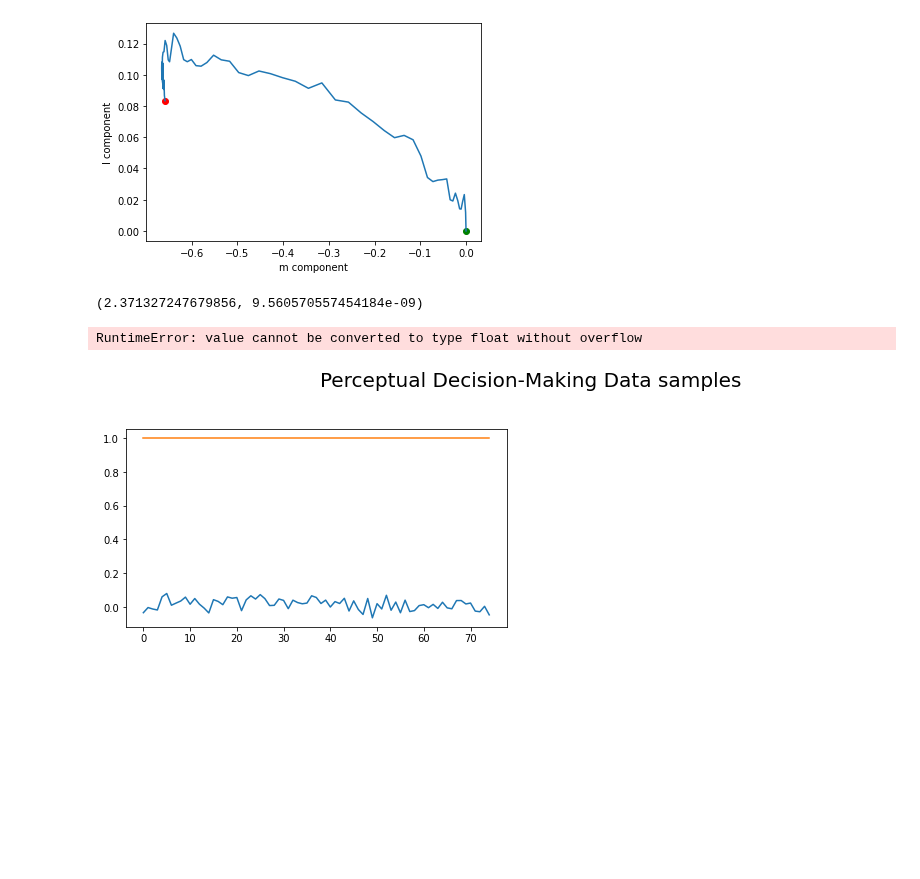
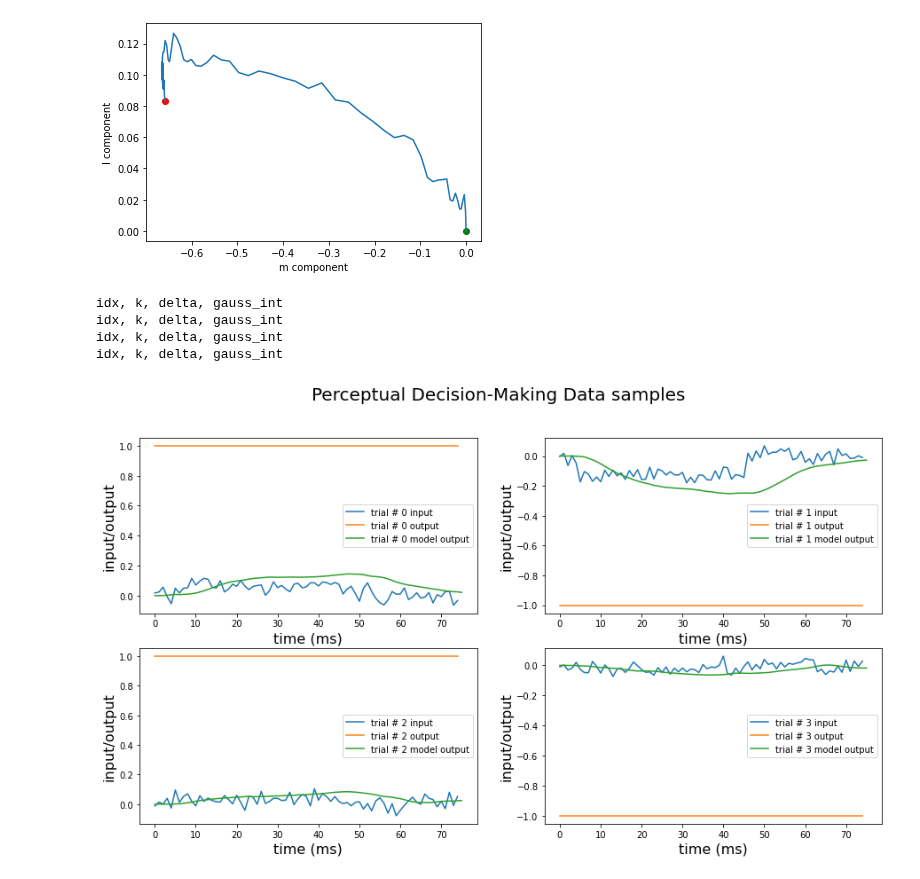
Before and after one commit to Erfan7bt/MHBF, a Jupyter notebook: Projects/Gelston.ipynb, the cells around one changed output. Drawn from its saved outputs; the diff is of its cells as text; code cells hidden in the pictures; blank space fills up the shorter version.

```diff
--- a/Projects/Gelston.ipynb
+++ b/Projects/Gelston.ipynb
@@ -453,8 +452,8 @@ class OneDimEquivalent(nn.Module):
 
     def forward(self, u, visible_activity=False):
 
-        k = np.random.normal()
-        v = np.random.normal()
+        k = 0
+        v = 0
 
         u = u.detach().numpy().flatten()
 
@@ -468,6 +467,8 @@ class OneDimEquivalent(nn.Module):
 
         a = 5
 
+        print("idx, k, delta, gauss_int")
+
         for idx, in_val in enumerate(u):
 
             delta = ((self.sig_m**2)*(k**2) + (self.sig_I**2)*(in_val**2))**0.5
@@ -480,50 +481,45 @@ class OneDimEquivalent(nn.Module):
             sig_mn_hat = self.sig_mn * gauss_int
             sig_nI_hat = self.sig_nI * gauss_int
 
-            dk_dt = (-k + sig_mn_hat*k + sig_nI_hat*v) * self.dt
+            dk_dt = (-k + sig_mn_hat*k + sig_nI_hat*v) * (self.dt / self.tau)
             k += dk_dt
 
             dv_dt = (-v + in_val) * (self.dt / self.tau)
             v += dv_dt
 
+            #print(idx, k, delta, gauss_int)
+
             k_hist[idx+1] = k
             v_hist[idx+1] = v
 
-        to_ret = torch.Tensor(self.activation(k_hist))
-
-        if visible_activity:
-            return self.activation(k), to_ret
-        return self.activation(k)
+        return torch.Tensor(self.activation(k_hist))
-# %%
-poop=0.24536849
-a = 5
-d_tanh = lambda x: 1 - np.tanh(x)**2
-func = lambda x: d_tanh(poop*x)*np.exp(-(x**2)/2)
-res = quadrature(func, -a, a)
-print(res)
-# %% [output]
-(2.371327247679856, 9.560570557454184e-09)
 # %%
 one_dim_model = OneDimEquivalent()
 
 d_data = DecisionDataset(4)
 d_dataloader = DataLoader(d_data, batch_size=4)
 u_arr, y_arr = next(iter(d_dataloader))
 
-res = one_dim_model()
-
 plt.figure(figsize=(15,8))
 plt.suptitle('Perceptual Decision-Making Data samples', fontsize=20)
 for idx in range(4):
+
+    # print(u_arr[idx,:])
+    z = one_dim_model(u_arr[idx,:], visible_activity=True)
+    # print(z)
+
     plt.subplot(2,2,idx+1)
     plt.plot(u_arr[idx,:], label='trial # {} input'.format(idx))
     plt.plot(y_arr[idx,:], label='trial # {} output'.format(idx))
-    plt.plot(one_dim_model(u_arr[idx,:].unsqueeze(0)).detach().numpy().squeeze(), label='trial # {} model output'.format(idx))
+    plt.plot(z, label='trial # {} model output'.format(idx))
     plt.xlabel('time (ms)', fontsize=16)
     #dt = 20msb
     # plt.xticks(np.arange(0, 75, step=5), np.arange(0, 1500, step=100))
     plt.ylabel('input/output', fontsize=16)
     plt.legend()
 # %% [output]
-RuntimeError: value cannot be converted to type float without overflow
+idx, k, delta, gauss_int
+idx, k, delta, gauss_int
+idx, k, delta, gauss_int
+idx, k, delta, gauss_int
-[figure, old version]
+[figure, new version]
```
Also changed, not shown: parts of 2 cells of this notebook, 2 other files.
